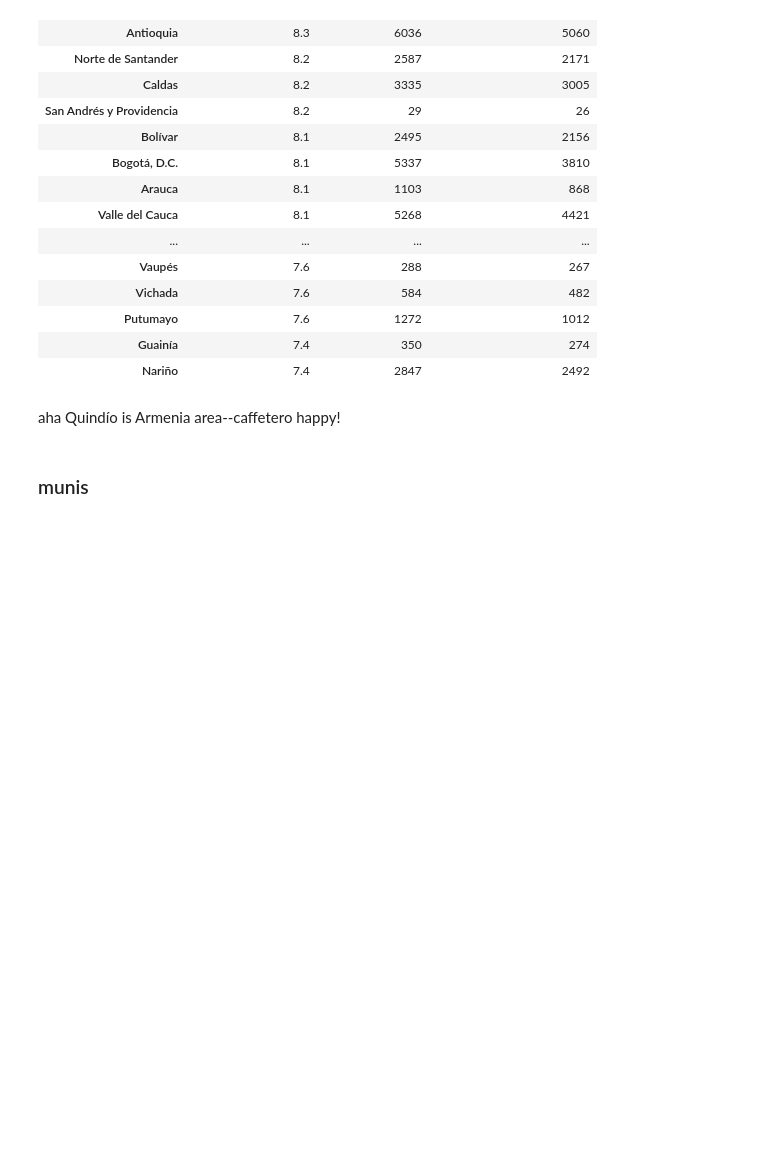
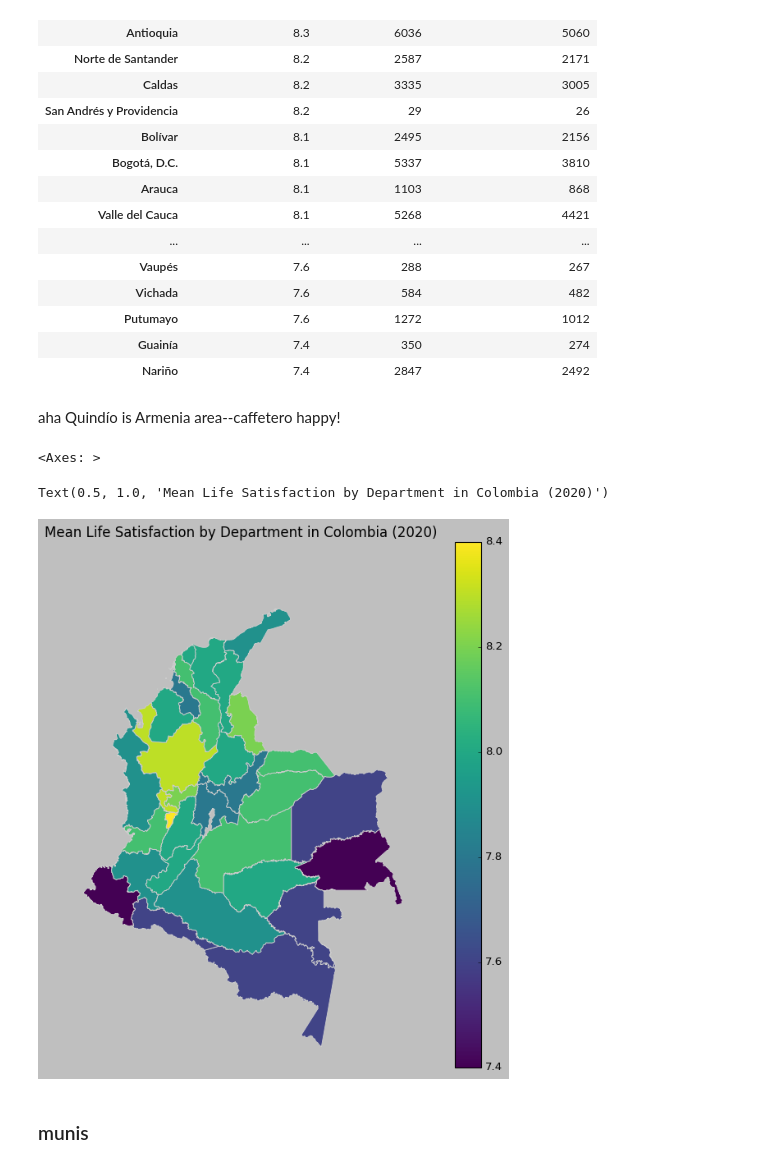
Before and after one commit to theaok/linaColMex, a Jupyter notebook: linaColMex.ipynb, the cells around one changed output. Drawn from its saved outputs; the diff is of its cells as text; code cells hidden in the pictures; blank space fills up the shorter version.

```diff
--- a/linaColMex.ipynb
+++ b/linaColMex.ipynb
@@ -430,6 +411,36 @@ display(department_summary.sort_values(by='mean_life_satisfaction', ascending=Fa
 | Nariño | 7.4 | 2847 | 2492 |
 # %% [markdown]
 aha Quindío is Armenia area--caffetero happy!
+# %%
+#make a geopandas map of 'mean_life_satisfaction' by 'department_name'
+# but had to point to specific shapefile it coundnt find it had to goog it first
+#https://data.humdata.org/dataset/geoboundaries-admin-boundaries-for-colombia
+#https://github.com/wmgeolab/geoBoundaries/raw/9469f09/releaseData/gbOpen/COL/ADM1/geoBoundaries-COL-ADM1_simplified.geojson
+import requests
+
+geoj_url = 'https://github.com/wmgeolab/geoBoundaries/raw/9469f09/releaseData/gbOpen/COL/ADM1/geoBoundaries-COL-ADM1_simplified.geojson'
+response = requests.get(geoj_url)
+colombia_departments_geojson = response.json()
+
+import geopandas
+colombia_gdf = geopandas.GeoDataFrame.from_features(colombia_departments_geojson['features'])
+merged_gdf = colombia_gdf.set_index('shapeName').merge(department_summary, left_index=True, right_index=True, how='left') #TODO check ls vals with table; not sure about AI merge
+
+fig, ax = plt.subplots(1, 1, figsize=(12, 10))
+merged_gdf.plot(column='mean_life_satisfaction', cmap='viridis', linewidth=0.8, ax=ax, edgecolor='0.8', legend=True)
+ax.set_title('Mean Life Satisfaction by Department in Colombia (2020)', fontsize=15)
+ax.set_axis_off()
+plt.show()
+#south and west unhappy!
+#TODO think about bins and describe nicely like there is this south-west unhappy belt!!
+
+#TODO: another paper yes right away with these
+# HumanFlourishingGeographicIndexUSA2013-2023
+# https://dataverse.harvard.edu/dataset.xhtml?persistentId=doi:10.7910/DVN/T39JBY
+# %% [output]
+<Axes: >
+Text(0.5, 1.0, 'Mean Life Satisfaction by Department in Colombia (2020)')
+[figure, added]
 # %% [markdown]
 ### munis
 # %%
```
Also changed, not shown: parts of 2 cells of this notebook.
